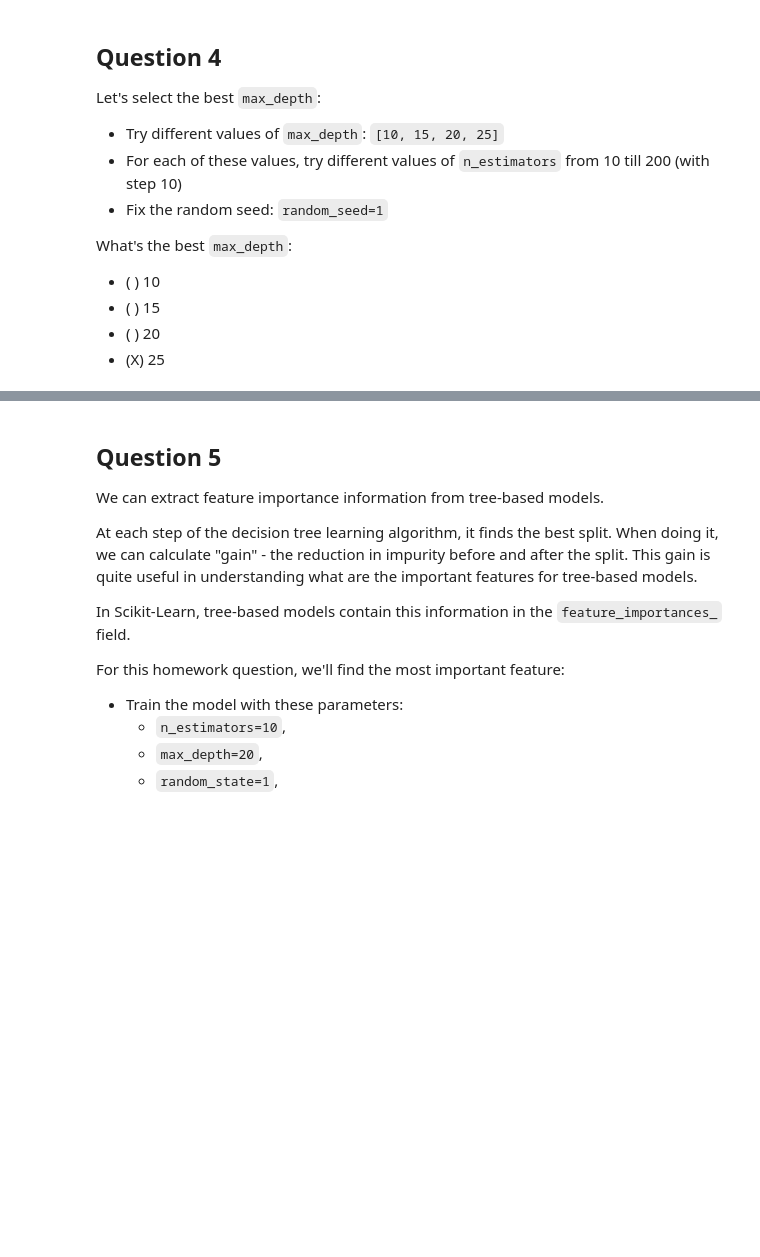
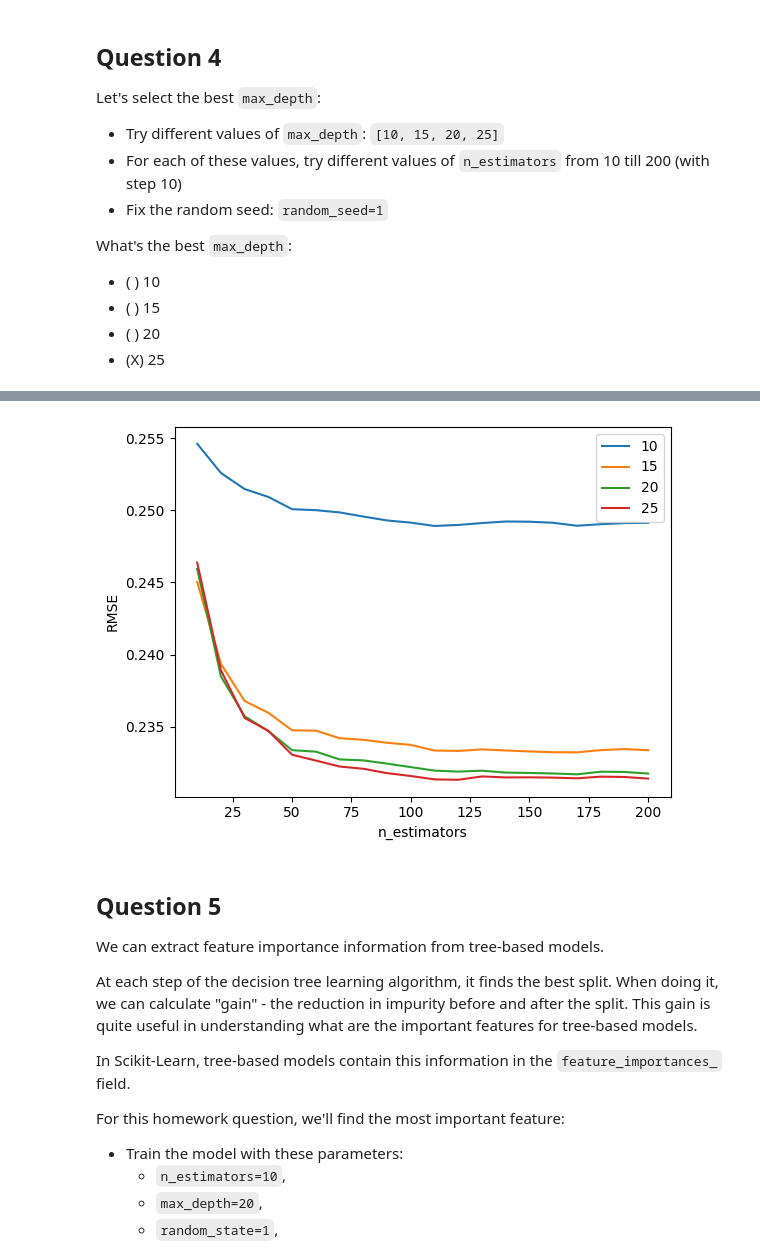
Before and after one commit to jvscursulim/mlzoomcamp2022_jvscursulim, a Jupyter notebook: 06-trees/homework/homework06.ipynb, the cells around one changed output, grey strips where cells are left out. Saved outputs shown, nothing was run; the diff lists cells and outputs as text; code cells hidden in the pictures; blank space fills up the shorter version.

```diff
--- a/06-trees/homework/homework06.ipynb
+++ b/06-trees/homework/homework06.ipynb
@@ -237,7 +245,7 @@ for depth in [10, 15, 20, 25]:
         rf = RandomForestRegressor(n_estimators=n, max_depth=depth, random_state=1, n_jobs=-1)
         rf.fit(X=X_train, y=y_train)
         y_pred = rf.predict(X=X_val)
-        mse = mean_absolute_error(y_true=y_val, y_pred=y_pred)
+        mse = mean_squared_error(y_true=y_val, y_pred=y_pred)
         rmse_score = np.sqrt(mse)
         rmse_score_list.append([depth,n,rmse_score])
 # %%
@@ -249,4 +257,13 @@ df_depth[df_depth.rmse == df_depth.rmse.min()]["depth"]
 Name: depth, dtype: int64
+# %%
+for depth in [10,15,20,25]:
+    plt.plot(df_depth[df_depth.depth == depth]["n"], df_depth[df_depth.depth == depth]["rmse"], label=str(depth))
+plt.xlabel("n_estimators")
+plt.ylabel("RMSE")
+plt.legend()
+plt.show()
+# %% [output]
+[figure, added]
 # %% [markdown]
 ## Question 5
 
```
Also changed, not shown: parts of 16 cells of this notebook.
